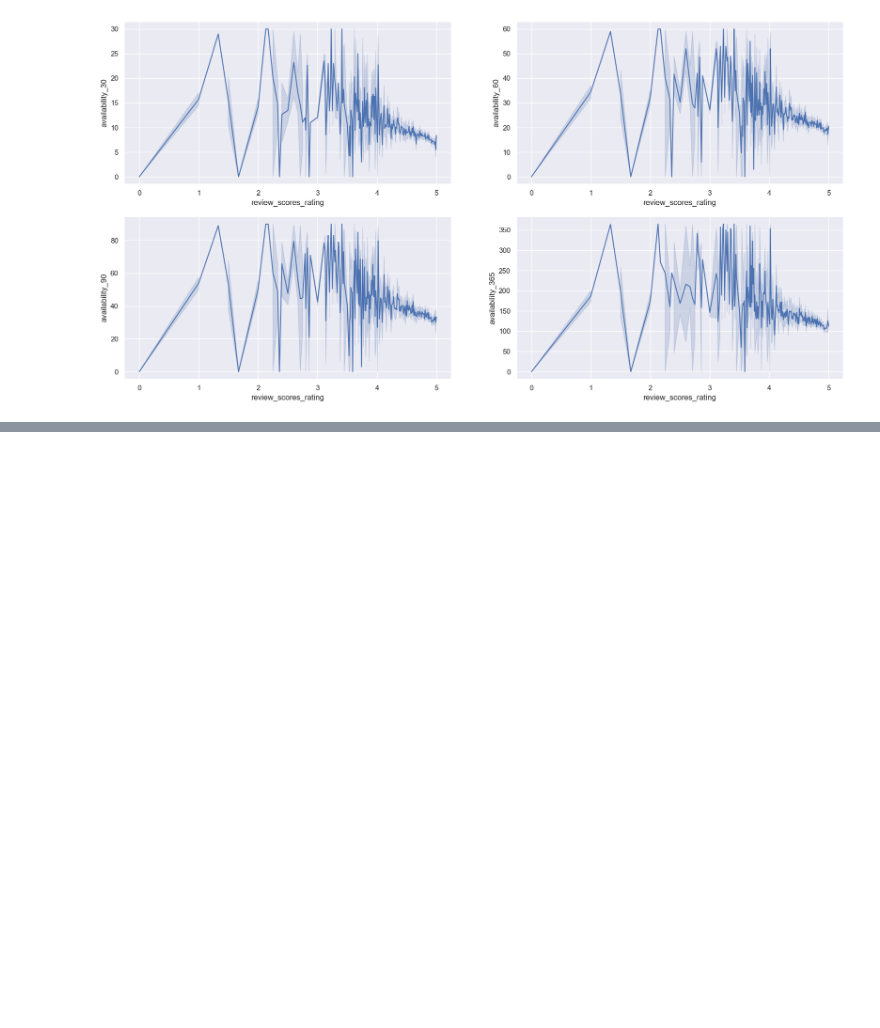
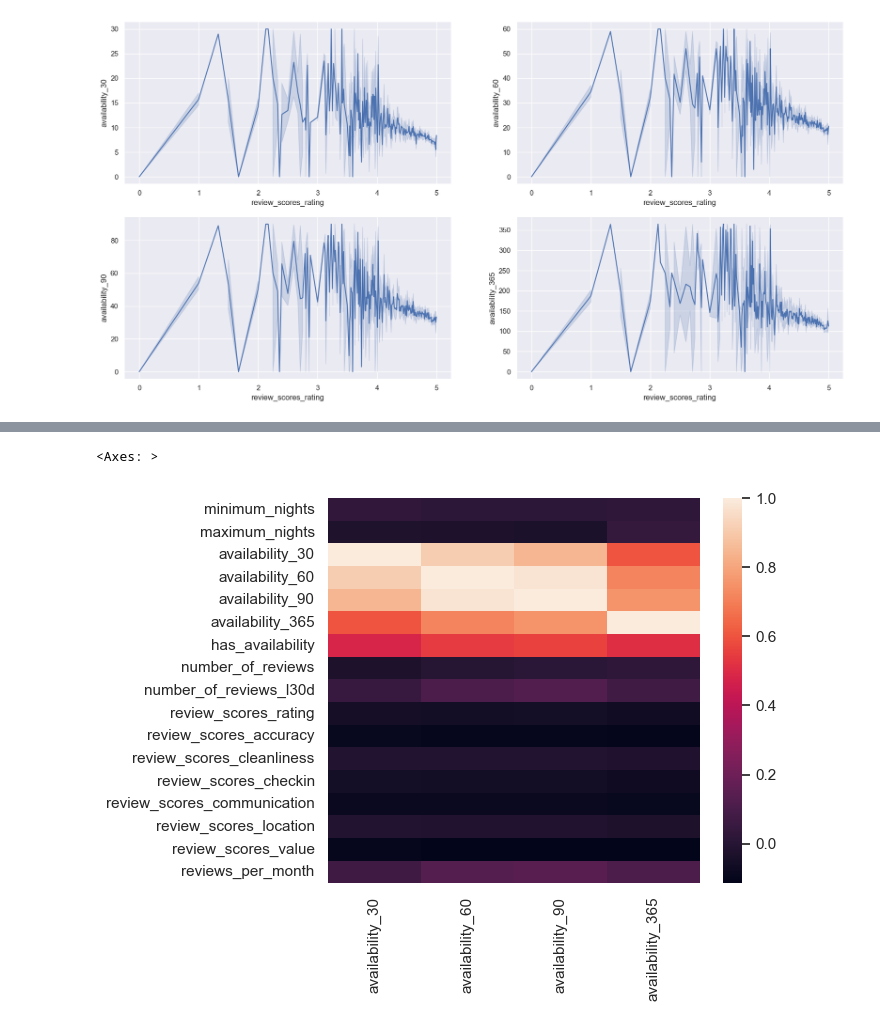
Before and after one commit to 18txm/inside-airbnb-vacancies, a Jupyter notebook: EDA Listing.ipynb, the cells around one changed output, grey strips where cells are left out. Cells and saved outputs as stored; diff of their text form; code cells hidden in the pictures; blank space fills up the shorter version.

```diff
--- a/EDA Listing.ipynb
+++ b/EDA Listing.ipynb
@@ -352,0 +351,16 @@ IndexError: index 2 is out of bounds for axis 1 with size 2
+# %%
+dfListingsHighReviews = dfListingsReviews[(dfListingsReviews['review_scores_accuracy'] > 3) &
+                                      (dfListingsReviews['review_scores_checkin'] > 3) &
+                                      (dfListingsReviews['review_scores_cleanliness'] > 3) &
+                                      (dfListingsReviews['review_scores_communication'] > 3) &
+                                      (dfListingsReviews['review_scores_location'] > 3) &
+                                      (dfListingsReviews['review_scores_rating'] > 3) &
+                                      (dfListingsReviews['review_scores_value'] > 3)]
+
+dfListingsHighReviews.describe().T
+
+c= dfListingsHighReviews.corr(method='pearson', numeric_only=True)[['availability_30', 'availability_60', 'availability_90', 'availability_365']]
+sns.heatmap(c)
+# %% [output]
+<Axes: >
+[figure, added]
```
Also changed, not shown: parts of 7 cells of this notebook.
